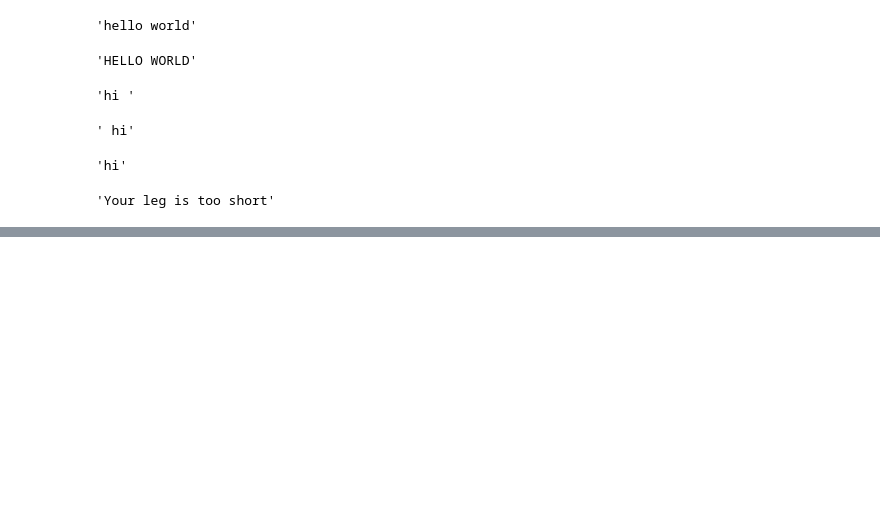
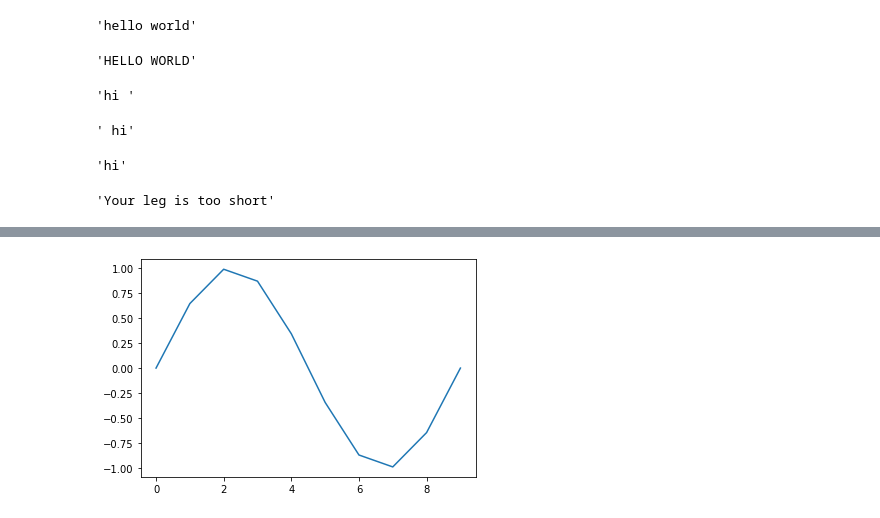
Before and after one commit to lyngoo/lyn, a Jupyter notebook: 이인구4강.ipynb, the cells around one changed output, grey strips where cells are left out. Cells and saved outputs as stored; diff of their text form; code cells hidden in the pictures; blank space fills up the shorter version.

```diff
--- a/이인구4강.ipynb
+++ b/이인구4강.ipynb
@@ -512,0 +618,6 @@ f.close()
+# %%
+with open ("test2.txt", 'r') as f:
+  line=f.readline()
+  words=line.split()
+  for i in range(len(words)):
+    print(words[i])
@@ -512,0 +632,16 @@ f.close()
+# %%
+import numpy as np
+x=np.linspace(0,2*np.pi,10)
+y=np.sin(x)
+
+with open("sin.txt",'w') as f:
+  for i in range(len(y)):
+    data=y[i]
+    f.write('[%d]: %0.9f' % (i,data))
+    f.write('\n')
+f.close()
+# %%
+with open("sin.txt",'r') as f:
+  lines=f.readlines()
+  for line in lines:
+    print(line)
@@ -512,0 +668,7 @@ f.close()
+# %%
+with open("sin.txt",'r') as f:
+  lines=f.readlines()
+  y=[]
+  for line in lines:
+    words=line.split(':')
+    print(words)
@@ -512,0 +686,14 @@ f.close()
+# %%
+import matplotlib.pyplot as plt
+
+with open("sin.txt",'r') as f:
+  lines=f.readlines()
+  y=[]
+  for line in lines:
+    words=line.split(':')
+    y.append(eval(words[1]))
+
+plt.plot(y)
+plt.show()
+# %% [output]
+[figure, added]
```
Also changed, not shown: parts of 13 cells of this notebook.
